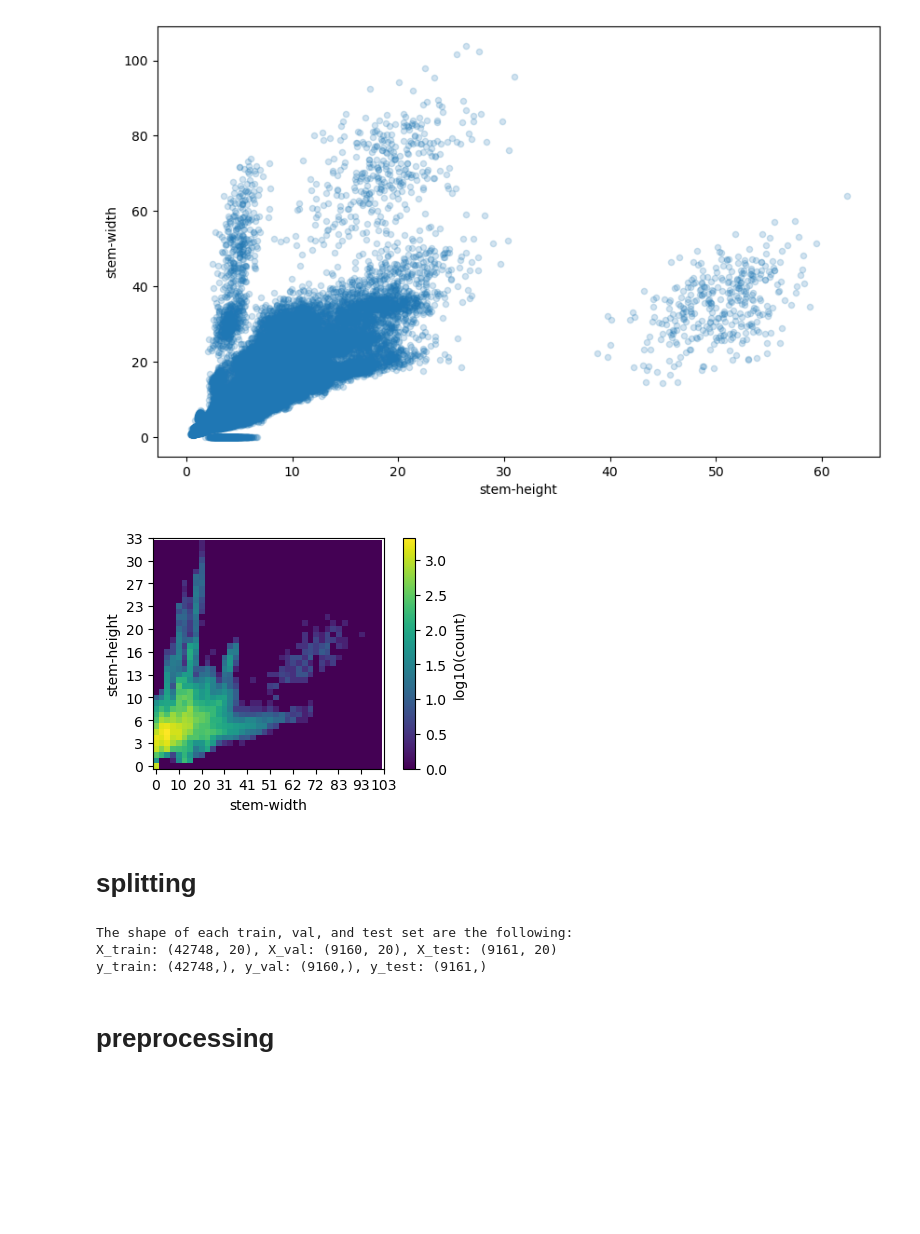
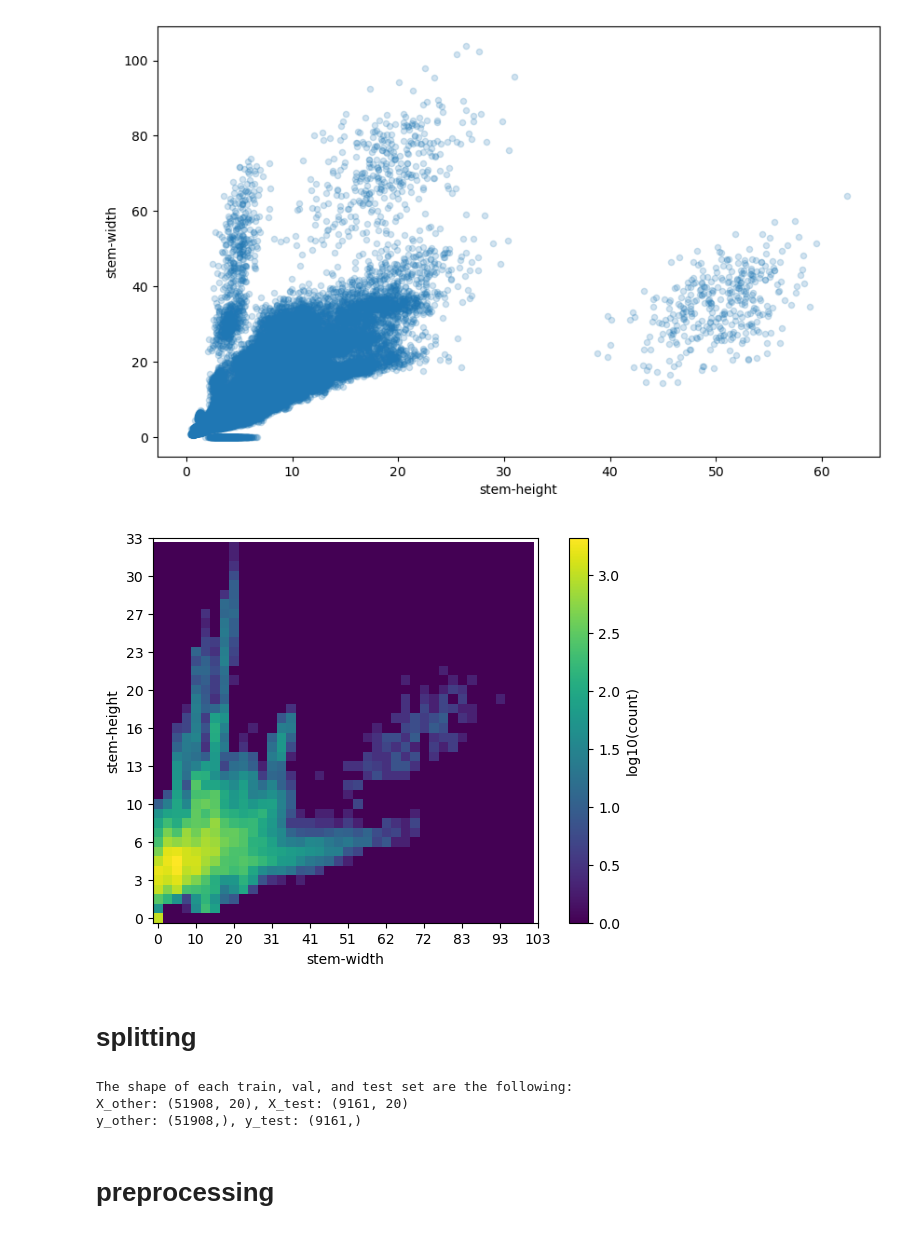
Before and after one commit to kathywu1201/Mushroom_Edibility_Classification_ML_Project, a Jupyter notebook: EDA3.ipynb, the cells around one changed output. Drawn from its saved outputs; the diff is of its cells as text; code cells hidden in the pictures; blank space fills up the shorter version.

```diff
--- a/EDA3.ipynb
+++ b/EDA3.ipynb
@@ -168,21 +171,21 @@ plt.show()
 # %%
 nbins = 40
 
 heatmap, xedges, yedges = np.histogram2d(df['stem-width'], df['stem-height'], bins=nbins)
 extent = [xedges[0], xedges[-1], yedges[0], yedges[-1]]
 
 heatmap[heatmap == 0] = 0.1 # we will use log and log(0) is undefined
-plt.figure(figsize=(5,3))
+plt.figure(figsize=(8,5))
 
 plt.imshow(np.log10(heatmap).T, origin='lower',vmin=0) # use log count
 plt.xlabel('stem-width')
 plt.ylabel('stem-height')
 plt.xticks(np.arange(nbins+1)[::4],xedges[::4].astype(int))
 plt.yticks(np.arange(nbins+1)[::4],yedges[::4].astype(int))
 plt.colorbar(label='log10(count)')
 plt.show()
 # %% [output]
-[figure, old version]
+[figure, new version]
 # %% [markdown]
 # splitting
 # %%
@@ -220,13 +217,13 @@ def basic_split(X, y, train_size, val_size, test_size, random_state):
 # %%
 # split the dataset
-X_train, y_train, X_val, y_val, X_test, y_test = basic_split(X, y, train_size = 0.7, val_size = 0.15, test_size = 0.15, random_state=42)
+X_other, y_other, X_test, y_test = basic_split(X, y, other_size = 0.85, test_size = 0.15, random_state=42)
 print('The shape of each train, val, and test set are the following:')
-print('X_train: {a}, X_val: {b}, X_test: {c}'.format(a=X_train.shape, b=X_val.shape, c=X_test.shape))
-print('y_train: {a}, y_val: {b}, y_test: {c}'.format(a=y_train.shape, b=y_val.shape, c=y_test.shape))
+print('X_other: {a}, X_test: {b}'.format(a=X_other.shape, b=X_test.shape))
+print('y_other: {a}, y_test: {b}'.format(a=y_other.shape, b=y_test.shape))
 # %% [output]
 The shape of each train, val, and test set are the following:
-X_train: (42748, 20), X_val: (9160, 20), X_test: (9161, 20)
-y_train: (42748,), y_val: (9160,), y_test: (9161,)
+X_other: (51908, 20), X_test: (9161, 20)
+y_other: (51908,), y_test: (9161,)
 # %% [markdown]
 # preprocessing
 # %%
```
Also changed, not shown: parts of 10 cells of this notebook, 3 other files.
